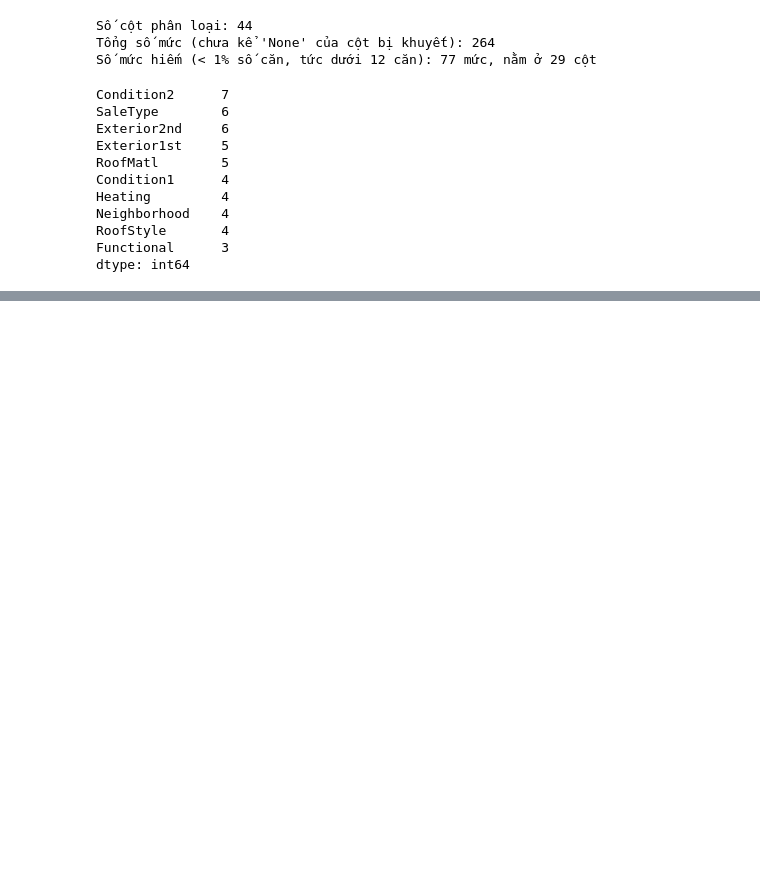
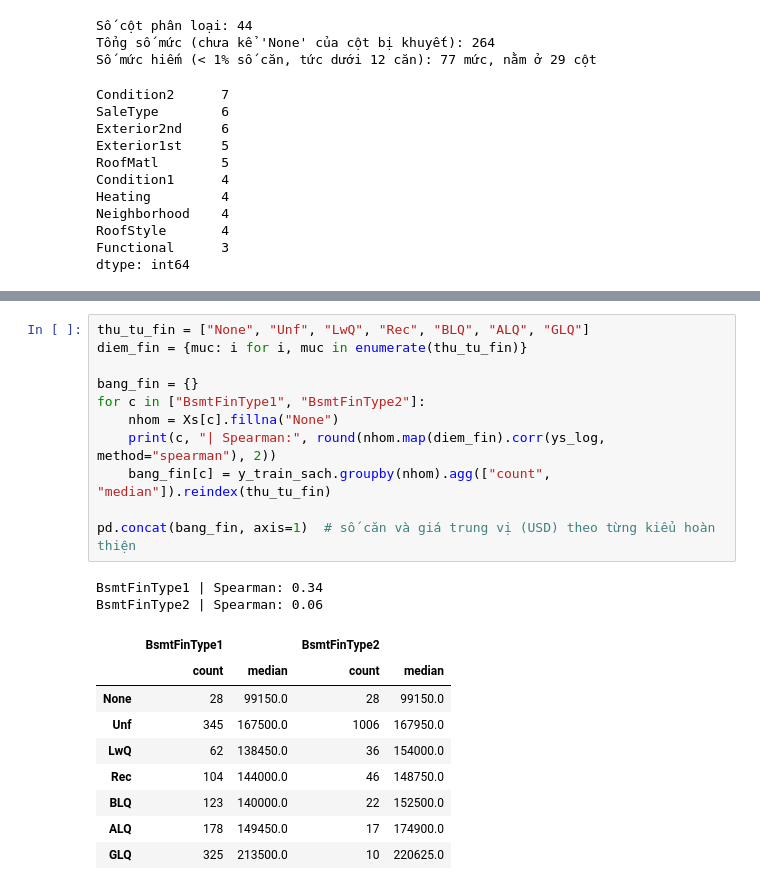
Before and after one commit to QuangAnh312/BTL_DinhGiaNhaAmes, a Jupyter notebook: 03_SourceCode/notebooks/01_EDA_Preprocessing.ipynb, the cells around one changed output, grey strips where cells are left out. Cells and saved outputs as stored; diff of their text form; blank space fills up the shorter version.

```diff
--- a/03_SourceCode/notebooks/01_EDA_Preprocessing.ipynb
+++ b/03_SourceCode/notebooks/01_EDA_Preprocessing.ipynb
@@ -953,0 +992,23 @@ dtype: int64
+# %%
+thu_tu_fin = ["None", "Unf", "LwQ", "Rec", "BLQ", "ALQ", "GLQ"]
+diem_fin = {muc: i for i, muc in enumerate(thu_tu_fin)}
+
+bang_fin = {}
+for c in ["BsmtFinType1", "BsmtFinType2"]:
+    nhom = Xs[c].fillna("None")
+    print(c, "| Spearman:", round(nhom.map(diem_fin).corr(ys_log, method="spearman"), 2))
+    bang_fin[c] = y_train_sach.groupby(nhom).agg(["count", "median"]).reindex(thu_tu_fin)
+
+pd.concat(bang_fin, axis=1)  # số căn và giá trung vị (USD) theo từng kiểu hoàn thiện
+# %% [output]
+BsmtFinType1 | Spearman: 0.34
+BsmtFinType2 | Spearman: 0.06
+|  | BsmtFinType1 |  | BsmtFinType2 |  |
+|  | count | median | count | median |
+| None | 28 | 99150.0 | 28 | 99150.0 |
+| Unf | 345 | 167500.0 | 1006 | 167950.0 |
+| LwQ | 62 | 138450.0 | 36 | 154000.0 |
+| Rec | 104 | 144000.0 | 46 | 148750.0 |
+| BLQ | 123 | 140000.0 | 22 | 152500.0 |
+| ALQ | 178 | 149450.0 | 17 | 174900.0 |
+| GLQ | 325 | 213500.0 | 10 | 220625.0 |
```
Also changed, not shown: parts of 10 cells of this notebook, 1 other file.
